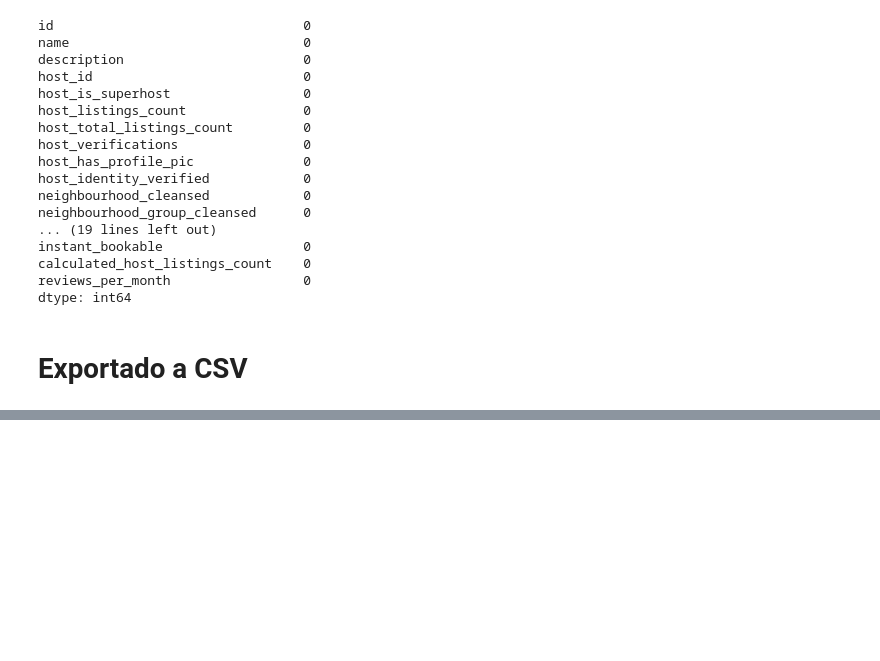
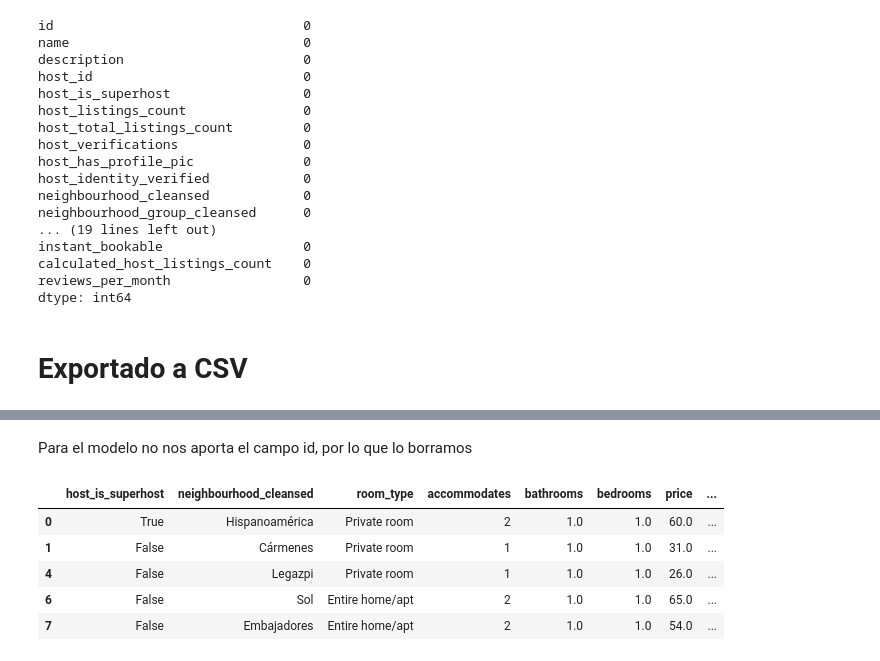
Before and after one commit to carlos-castro-davd/trabajo-2, a Jupyter notebook: preprocesado.ipynb, the cells around one changed output, grey strips where cells are left out. Cells and saved outputs as stored; diff of their text form; code cells hidden in the pictures; blank space fills up the shorter version.

```diff
--- a/preprocesado.ipynb
+++ b/preprocesado.ipynb
@@ -499,0 +596,30 @@ df_reviews_det_vf.to_csv('reviews_det_final.csv')
+# %%
+media_puntuacion = {}
+suma = 0
+count = 0
+for i in range(len(id_finales)):
+    suma = df_reviews_det_f[df_reviews_det_f["listing_id"] == id_finales[i]]['stars'].sum()
+    count = df_reviews_det_f[df_reviews_det_f["listing_id"] == id_finales[i]]['stars'].count()
+    media_puntuacion[id_finales[i]] = suma/count
+    suma = 0
+    count = 0
+# %%
+puntuacion = []
+unique_id = df_modelo['id'].unique()
+for i in range(len(unique_id)):
+    puntuacion.append(media_puntuacion[unique_id[i]])
+# %%
+df_modelo['puntuacion'] = puntuacion
+# %% [markdown]
+Para el modelo no nos aporta el campo id, por lo que lo borramos
+# %%
+df_modelo = df_modelo.drop(columns = ['id'])
+# %%
+df_modelo.head()
+# %% [output]
+|  | host_is_superhost | neighbourhood_cleansed | room_type | accommodates | bathrooms | bedrooms | price | ... |
+| 0 | True | Hispanoamérica | Private room | 2 | 1.0 | 1.0 | 60.0 | ... |
+| 1 | False | Cármenes | Private room | 1 | 1.0 | 1.0 | 31.0 | ... |
+| 4 | False | Legazpi | Private room | 1 | 1.0 | 1.0 | 26.0 | ... |
+| 6 | False | Sol | Entire home/apt | 2 | 1.0 | 1.0 | 65.0 | ... |
+| 7 | False | Embajadores | Entire home/apt | 2 | 1.0 | 1.0 | 54.0 | ... |
```
Also changed, not shown: parts of 19 cells of this notebook.
